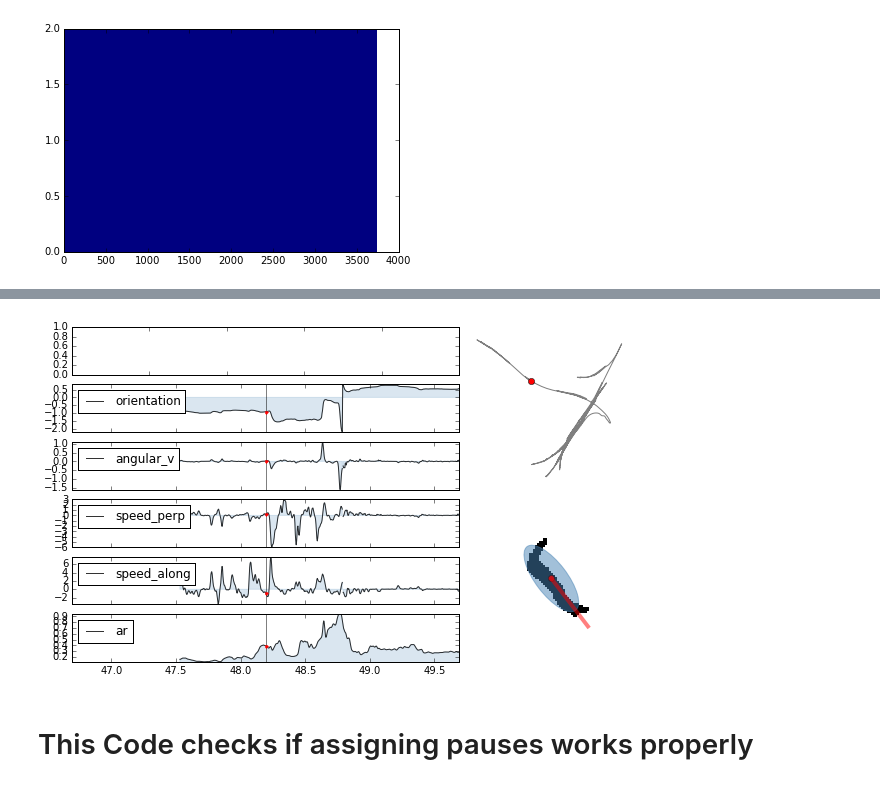
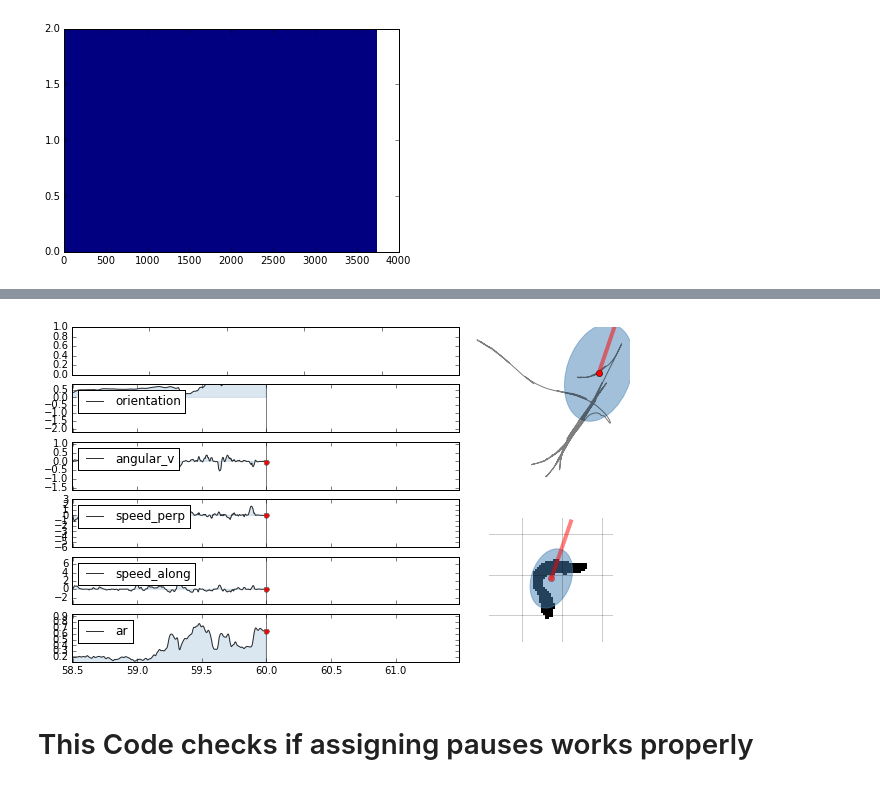
Before and after one commit to amarallab/waldo, a Jupyter notebook: workbooks/dev/behavior_coding.ipynb, the cells around one changed output, grey strips where cells are left out. Saved outputs shown, nothing was run; the diff lists cells and outputs as text; code cells hidden in the pictures.

```diff
--- a/workbooks/dev/behavior_coding.ipynb
+++ b/workbooks/dev/behavior_coding.ipynb
@@ -35 +33,8 @@ from behavior import Behavior_Coding, Worm_Shape
+# %%
+# for some elipses.
+Elipse = mpl.patches.Ellipse
+
+# Set up formatting for the movie files
+Writer = animation.writers['ffmpeg']
+writer = Writer(fps=30, metadata=dict(artist='Me'), bitrate=-1, codec='libx264')
 # %%
@@ -142,16 +159,6 @@ print(worm_shape.df.head())
 2     22    -24
 3     22    -24
 4     24    -24
-# %%
-import matplotlib.animation as animation
-import matplotlib.gridspec as gridspec
-
-# for some elipses.
-Elipse = mpl.patches.Ellipse
-
-# Set up formatting for the movie files
-Writer = animation.writers['ffmpeg']
-writer = Writer(fps=30, metadata=dict(artist='Me'), bitrate=-1)
 # %%
 df_list = bc.split_df(bc.df)
 for i in df_list:
@@ -176,5 +188,5 @@ ax.pcolormesh(np.array(df[['behavior_class', 'move_dir']]).T)
 # %%
-######
+###### initialize figure
 fig = plt.figure(figsize=(10, 6))
 gs = gridspec.GridSpec(6, 10)
 r = 7
@@ -185,11 +197,45 @@ ax3 = plt.subplot(gs[3, :r]) #, sharex=ax0)
 ax4 = plt.subplot(gs[4, :r]) #, sharex=ax0)
 ax5 = plt.subplot(gs[5, :r]) #, sharex=ax0)
 
+# prepare initial data
 row = df.loc[0]
 width = row['length']
 height = row['width']
 angle = row['angle'] * 180. / np.pi
+orr = row['orientation']
+
 buffer = (len(contours2[0]) - 1) / 2.0
+
+############ SHAPE ############
+
+ax7 = plt.subplot(gs[3:, -3:])
+
+box_min, box_max = 0, len(contours2[0])
+
+# make psudo-gridlines
+grid_space = int(len(contours2[0]) / 3)
+x = box_max - (row['x'] % grid_space)
+y = box_max - (row['y'] % grid_space)
+y1, = ax7.plot([box_min, box_max], [y, y], 'k', alpha=0.2)
+y2, = ax7.plot([box_min, box_max], [y-grid_space, y-grid_space], 'k', alpha=0.2)
+y3, = ax7.plot([box_min, box_max], [y-2*grid_space, y-2*grid_space], 'k', alpha=0.2)
+
+x1, = ax7.plot([x, x], [box_min, box_max], 'k', alpha=0.2)
+x2, = ax7.plot([x-grid_space, x-grid_space], [box_min, box_max], 'k', alpha=0.2)
+x3, = ax7.plot([x-2*grid_space, x-2*grid_space], [box_min, box_max], 'k', alpha=0.2)
+
+# add worm image
+worm_im = ax7.imshow(contours2[0], interpolation='nearest', origin='lower', cmap=mpl.cm.Greys)
+# draw elipse
+e = Elipse(xy=(buffer+1, buffer+1), width=width, height=height,
+           angle=angle, alpha=0.5, color='steelblue')
+ax7.add_artist(e)
+# add orientation vector
+ox = [1 + buffer, buffer*np.cos(orr)+buffer+1]
+oy = [1 + buffer, buffer*np.sin(orr)+buffer+1]
+ax7.plot(ox[:1], oy[:1], 'o', color='red', alpha=0.5)
+orientation_line, = ax7.plot(ox, oy, lw=4, color='red', alpha=0.5)
+
 
 ############ PATH ############
 ax6 = plt.subplot(gs[:3, -3:])
@@ -205,23 +251,12 @@ ax6.plot(x, y, 'k', alpha=0.5)
 ax6.set_ylim((y_mid - rang, y_mid + rang))
 ax6.set_xlim((x_mid - rang, x_mid + rang))
 path_point, = ax6.plot([x[0]], [y[0]], 'o', color='red')
-e2 = Elipse(xy=(buffer+1, buffer+1), width=width, height=height,
+e2 = Elipse(xy=(x[0], y[0]), width=width, height=height,
            angle=angle, alpha=0.5, color='steelblue')
 ax6.add_artist(e2)
+orientation_line2, = ax6.plot([x[0], x[0] + buffer*np.cos(orr)],
+                              [y[0], y[0] + buffer*np.sin(orr)], lw=4, color='red', alpha=0.5)
 
-############ SHAPE ############
-
-ax7 = plt.subplot(gs[3:, -3:])
-worm_im = ax7.imshow(contours2[0], interpolation='nearest', origin='lower', cmap=mpl.cm.Greys)
-e = Elipse(xy=(buffer+1, buffer+1), width=width, height=height,
-           angle=angle, alpha=0.5, color='steelblue')
-ax7.add_artist(e)
-
-orr = row['orientation']
-ox = [1 + buffer, buffer*np.cos(orr)+buffer+1]
-oy = [1 + buffer, buffer*np.sin(orr)+buffer+1]
-ax7.plot(ox[:1], oy[:1], 'o', color='red', alpha=0.5)
-orientation_line, = ax7.plot(ox, oy, lw=4, color='red', alpha=0.5)
 
 ############ Time ############
 time_axes = [ax0, ax1, ax2, ax3, ax4, ax5]
@@ -250,7 +285,7 @@ for ax, col in zip(time_axes[1:], time_cols):
     p_line, = ax.plot(df['minutes'], df[col], alpha=0.8, color='k', label=col)
     ax.fill_between(df['minutes'], df[col],0, alpha=0.2, color='steelblue')
 
-    p_dot, = ax.plot([t_now], [now_row[col]], '.', color='red')
+    p_dot, = ax.plot([t_now], [now_row[col]], '.', color='red', markersize=10, markeredgecolor='darkslategrey')
     p_lines.append(p_line)
     p_dots.append(p_dot)
     vert_bars.append(vert_bar)
@@ -287,6 +322,17 @@ def updatefig(i):
     #         ax.set_xlim([t0, tN])
 
     #### shape frame
+    x = box_max - (now_row['x'] % grid_space)
+    y = box_max - (now_row['y'] % grid_space)
+    y1.set_data([box_min, box_max], [y, y])
+    y2.set_data([box_min, box_max], [y-grid_space, y-grid_space])
+    y3.set_data([box_min, box_max], [y-2*grid_space, y-2*grid_space])
+
+    x1.set_data([x, x], [box_min, box_max])
+    x2.set_data([x-grid_space, x-grid_space], [box_min, box_max])
+    x3.set_data([x-2*grid_space, x-2*grid_space], [box_min, box_max])
+
+
     # reshape elipse
     e.width = now_row['length']
     e.height = now_row['width']
@@ -303,18 +349,25 @@ def updatefig(i):
 
     #### path frame
     path_point.set_data([now_row['x']],[now_row['y']])
-    e2.xy = ([now_row['x']],[now_row['y']])
+    e2.center = (float(now_row['x']), float(now_row['y']))
+    e2.width = now_row['length']
+    e2.height = now_row['width']
+    e2.angle = now_row['angle'] * 180. / np.pi
+    #e2.y = float(now_row['y'])
+    orientation_line2.set_data([now_row['x'], now_row['x'] + buffer*np.cos(orr)],
+                               [now_row['y'], now_row['y'] + buffer*np.sin(orr)])
 
     return (v1, v2, v3, v4, v5,
             p1_dot, p2_dot, p3_dot, p4_dot, p5_dot,
             worm_im, e, orientation_line,
-            path_point, e2)
+            x1, x2, x3, y1, y2, y3,
+            path_point, e2, orientation_line2)
 
 ax6.axis('off')
 ax7.axis('off')
 
 #plt.show()len(df) -1
-ani = animation.FuncAnimation(fig, updatefig,  frames=200, blit=False) #interval=len(contours),
+ani = animation.FuncAnimation(fig, updatefig,  frames=len(df)-1, blit=False, interval=2000,)
 ani.save('t.mp4', writer=writer)
 # %% [output]
 0
@@ -337,3 +390,3 @@ ani.save('t.mp4', writer=writer)
-[figure, old version]
+[figure, new version]
 # %% [markdown]
 # This Code checks if assigning pauses works properly
```
Also changed, not shown: parts of 14 cells of this notebook, 1 other file.
